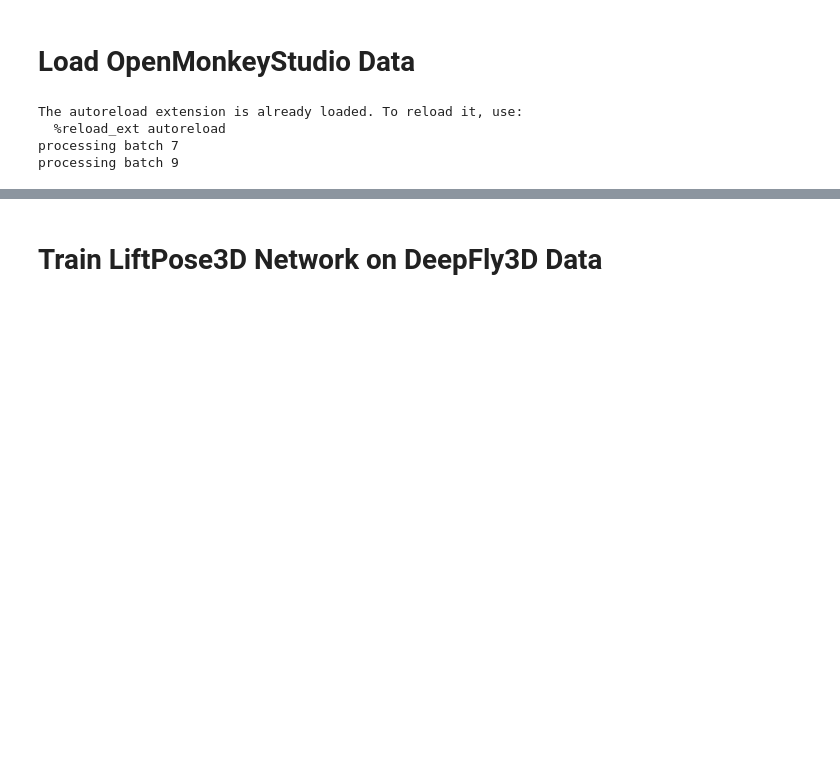
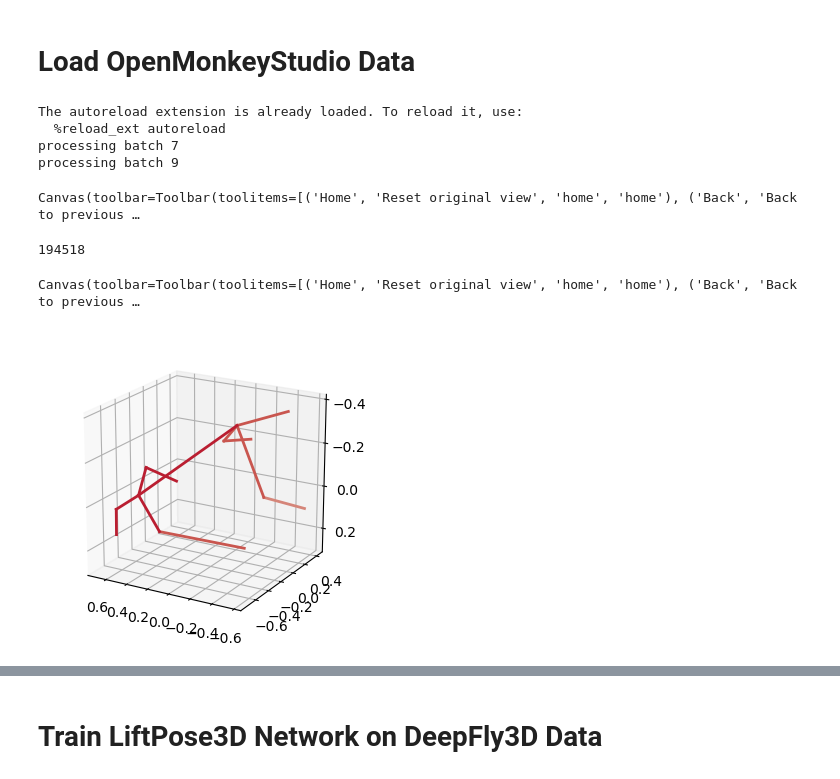
Before and after one commit to NeLy-EPFL/LiftPose3D, a Jupyter notebook: examples/openmonkey/monkey.ipynb, the cells around one changed output, grey strips where cells are left out. Cells and saved outputs as stored; diff of their text form; code cells hidden in the pictures; blank space fills up the shorter version.

```diff
--- a/examples/openmonkey/monkey.ipynb
+++ b/examples/openmonkey/monkey.ipynb
@@ -14,10 +14,9 @@ reload(logging)
 logger = logging.getLogger(__name__).setLevel(logging.INFO)
 
 # decleare data parameters
-par_train = {'data_dir' : '/data/LiftFly3D/openmonkey/OMS_Dataset/', # change the path
-           'out_dir'        : './out',
-           'subjects'       : ["7", "9"],#, "9a", "9b", "10", "11"],
-           'train_subjects' : ['7'],#["7", "9a", "9b", "10", "11"],
+par_train = {'data_dir'     : '/data/LiftFly3D/openmonkey/OMS_Dataset/', # change the path
+           'out_dir'        : './out_bln_then_project/'
+           'train_subjects' : ["7", "9a", "9b", "10", "11"],
            'test_subjects'  : ["9"]}
 
 # merge with training parameters
@@ -25,15 +24,27 @@ par_data = yaml.full_load(open('param.yaml', "rb"))
 par = {**par_data["data"], **par_train}
 
 # load data
-cameras, pose_result = load_data(par['data_dir'], par["subjects"])
-
-# split data into training and test
-train_2d = {k:np.array(v["points2d"]) for (k,v) in pose_result.items() if k in par["train_subjects"]}
-test_2d = {k:np.array(v["points2d"]) for (k,v) in pose_result.items() if k in par["test_subjects"]}
-train_3d = {k:np.array(v["points3d"]) for (k,v) in pose_result.items() if k in par["train_subjects"]}
-test_3d = {k:np.array(v["points3d"]) for (k,v) in pose_result.items() if k in par["test_subjects"]}
+cameras, cam_list, pose_result = load_data(par['data_dir'], par["subjects"])
 # %% [output]
 The autoreload extension is already loaded. To reload it, use:
   %reload_ext autoreload
 processing batch 7
 processing batch 9
+# %%
+# https://stackoverflow.com/a/38865534/7554774
+# conda install ipympl
+%matplotlib widget
+#%matplotlib inline
+from liftpose.plot import plot_pose_3d
+
+fig = plt.figure(figsize=plt.figaspect(1), dpi=100)
+ax = fig.add_subplot(111, projection='3d')
+ax.view_init(elev=200, azim=60)
+
+t = 330
+plot_pose_3d(ax=ax, tar=pose_result['7']["points3d"][t],
+            bones=par_data["vis"]["bones"],
+            limb_id=par_data["vis"]["limb_id"],
+            colors=par_data["vis"]["colors"])
+# %% [output]
+Canvas(toolbar=Toolbar(toolitems=[('Home', 'Reset original view', 'home', 'home'), ('Back', 'Back to previous …
@@ -39,0 +55,24 @@ processing batch 9
+# %%
+len(name)
+# what if I use the same calibration?
+# %% [output]
+194518
+# %%
+# https://stackoverflow.com/a/38865534/7554774
+# conda install ipympl
+%matplotlib widget
+#%matplotlib inline
+from liftpose.plot import plot_pose_3d
+
+fig = plt.figure(figsize=plt.figaspect(1), dpi=100)
+ax = fig.add_subplot(111, projection='3d')
+ax.view_init(elev=200, azim=60)
+
+t = 8960
+plot_pose_3d(ax=ax, tar=test_3d['9'][t],
+            bones=par_data["vis"]["bones"],
+            limb_id=par_data["vis"]["limb_id"],
+            colors=par_data["vis"]["colors"])
+# %% [output]
+Canvas(toolbar=Toolbar(toolitems=[('Home', 'Reset original view', 'home', 'home'), ('Back', 'Back to previous …
+[figure, added]
```
Also changed, not shown: parts of 14 cells of this notebook, 16 other files.
